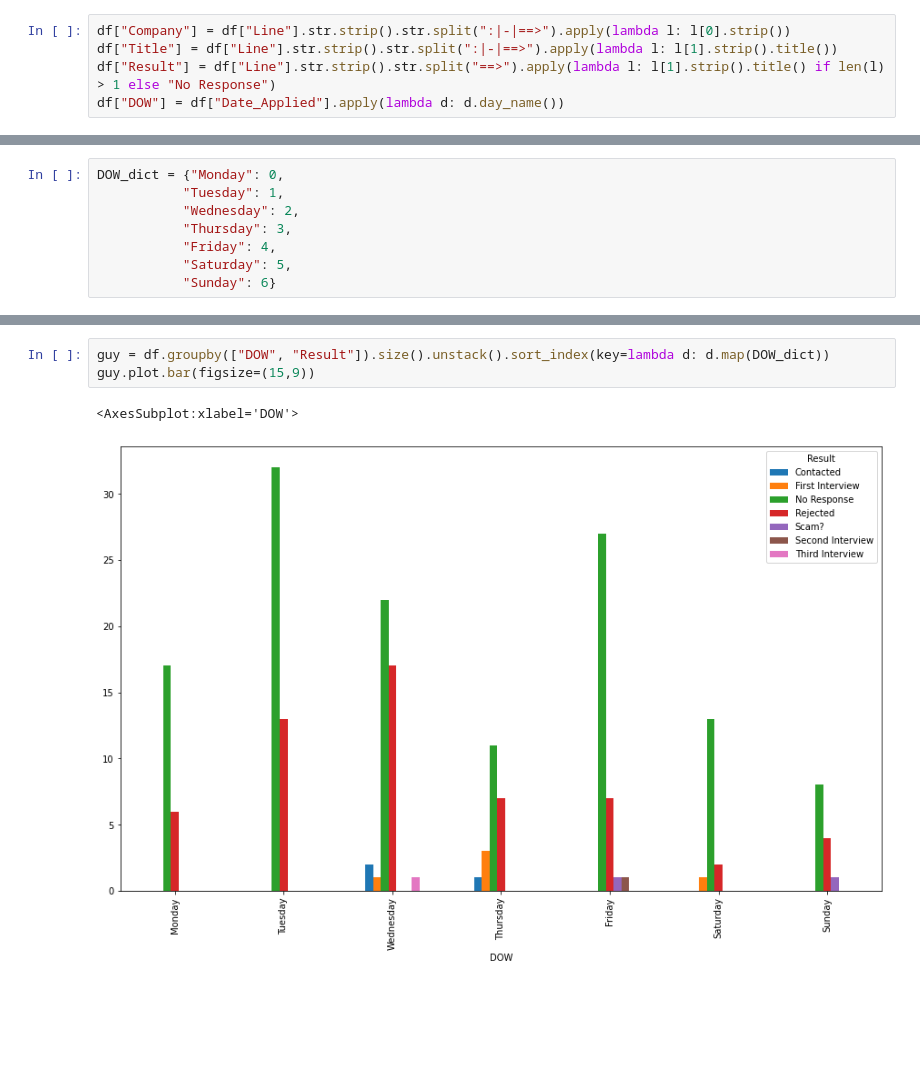
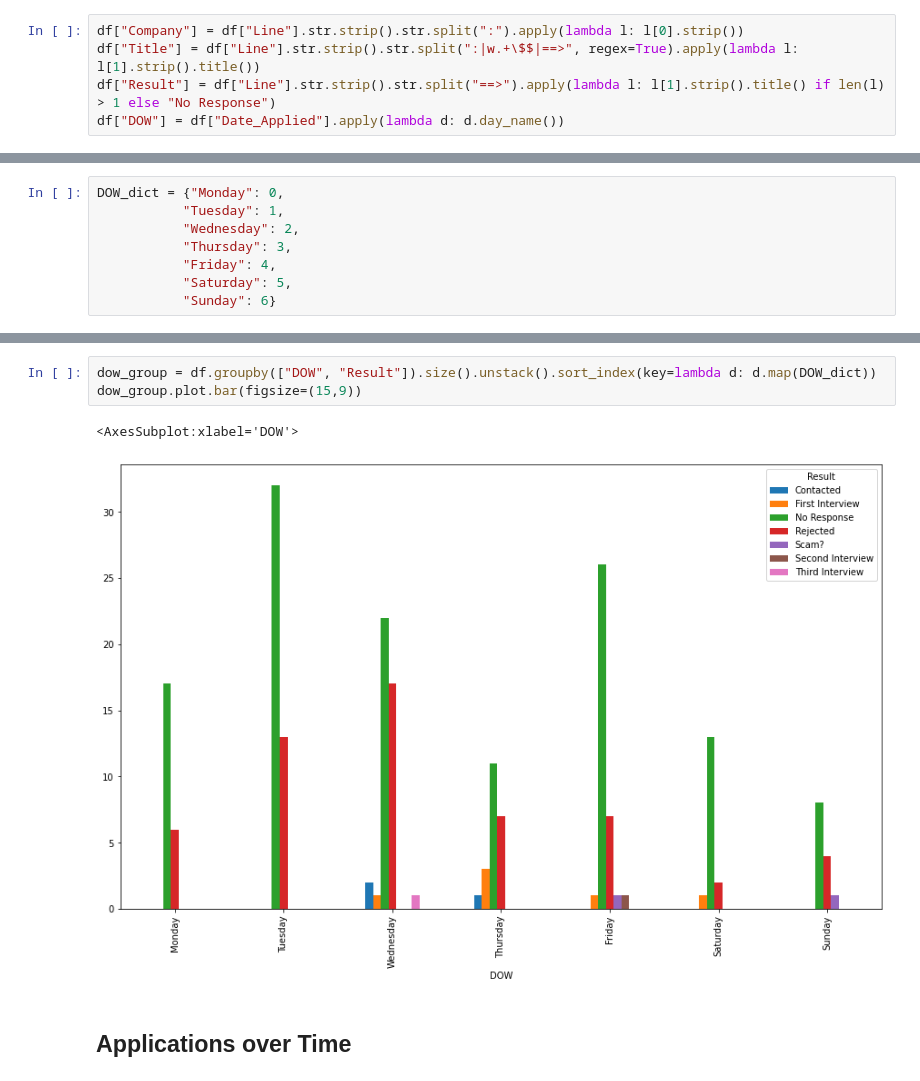
Before and after one commit to mwander825/dashjourney, a Jupyter notebook: journey.ipynb, the cells around one changed output, grey strips where cells are left out. Saved outputs shown, nothing was run; the diff lists cells and outputs as text; blank space fills up the shorter version.

```diff
--- a/journey.ipynb
+++ b/journey.ipynb
@@ -28,6 +43,6 @@ df = pd.DataFrame(jobs_by_date, columns=["Date_Applied", "Line"])
 # %%
-df["Company"] = df["Line"].str.strip().str.split(":|-|==>").apply(lambda l: l[0].strip())
-df["Title"] = df["Line"].str.strip().str.split(":|-|==>").apply(lambda l: l[1].strip().title())
+df["Company"] = df["Line"].str.strip().str.split(":").apply(lambda l: l[0].strip())
+df["Title"] = df["Line"].str.strip().str.split(":|w.+\$$|==>", regex=True).apply(lambda l: l[1].strip().title())
 df["Result"] = df["Line"].str.strip().str.split("==>").apply(lambda l: l[1].strip().title() if len(l) > 1 else "No Response")
 df["DOW"] = df["Date_Applied"].apply(lambda d: d.day_name())
 # %%
@@ -97,9 +114,11 @@ ax.legend()
 # %%
-guy = df.groupby(["DOW", "Result"]).size().unstack().sort_index(key=lambda d: d.map(DOW_dict))
-guy.plot.bar(figsize=(15,9))
+dow_group = df.groupby(["DOW", "Result"]).size().unstack().sort_index(key=lambda d: d.map(DOW_dict))
+dow_group.plot.bar(figsize=(15,9))
 # %% [output]
 <AxesSubplot:xlabel='DOW'>
-[figure, old version]
+[figure, new version]
+# %% [markdown]
+## Applications over Time
 # %%
 date_count = df.groupby("Date_Applied").size().reindex(pd.date_range("2022-08-09", pd.to_datetime('today')), fill_value=0)
 
```
Also changed, not shown: parts of 13 cells of this notebook.
